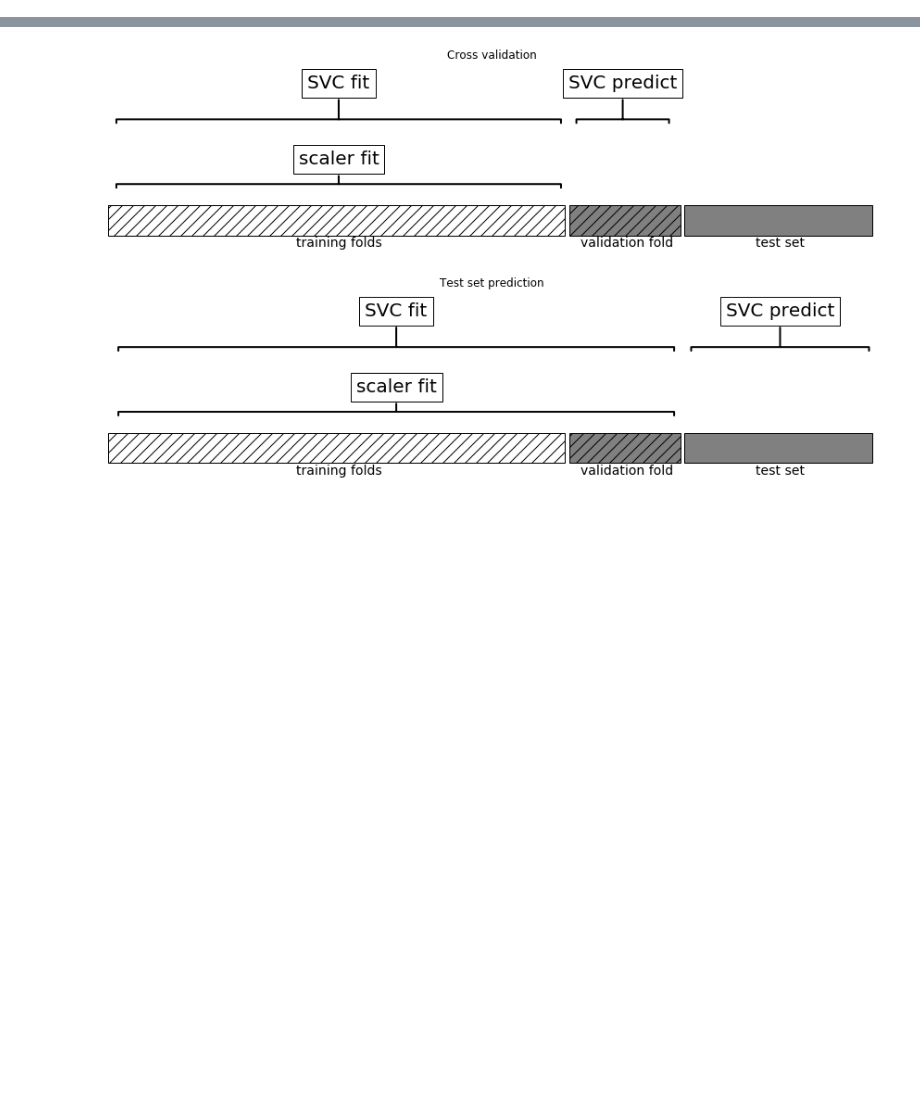
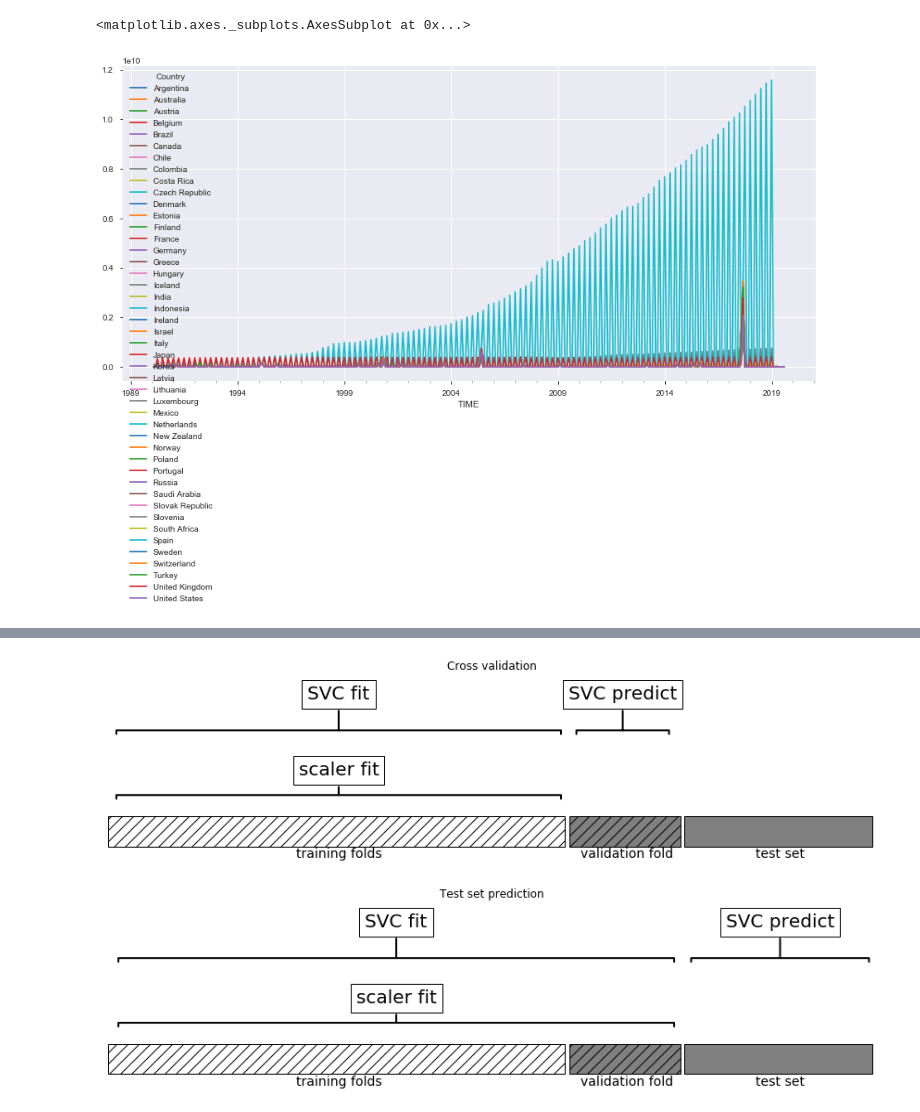
Before and after one commit to Walras-data/countryrisk, a Jupyter notebook: countryriskpipeline.ipynb, the cells around one changed output, grey strips where cells are left out. Cells and saved outputs as stored; diff of their text form; code cells hidden in the pictures; blank space fills up the shorter version.

```diff
--- a/countryriskpipeline.ipynb
+++ b/countryriskpipeline.ipynb
@@ -216,0 +433,4 @@ from sklearn.pipeline import Pipeline
+# %%
+### fetching data from oecdplus
+oecdplus =pd.read_csv('oecdplus.csv', parse_dates = True)
+oecdplus
@@ -216,0 +467,4 @@ from sklearn.pipeline import Pipeline
+# %%
+### keeping only oecd plus countries
+dataset5 = dataset4[dataset4['Country'].isin(oecdplus['Country'])]
+dataset5.head()
@@ -216,0 +502,4 @@ from sklearn.pipeline import Pipeline
+# %%
+### sorting values in dataset5 and assigning it to dataset6
+dataset6 = dataset5.sort_values(by='TIME')
+dataset6.head()
@@ -216,0 +517,3 @@ from sklearn.pipeline import Pipeline
+# %%
+dataset7 = dataset6.interpolate()
+dataset7
@@ -216,0 +554,10 @@ from sklearn.pipeline import Pipeline
+# %%
+import matplotlib.pyplot as plt
+import pandas as pd
+# plot data
+fig, ax = plt.subplots(figsize=(15,7))
+# use unstack()
+dataset7.groupby(['TIME','Country']).sum()['nominalgdp'].unstack().plot(ax=ax)
+# %% [output]
+<matplotlib.axes._subplots.AxesSubplot at 0x...>
+[figure, added]
```
Also changed, not shown: parts of 61 cells of this notebook, 5 other files.
